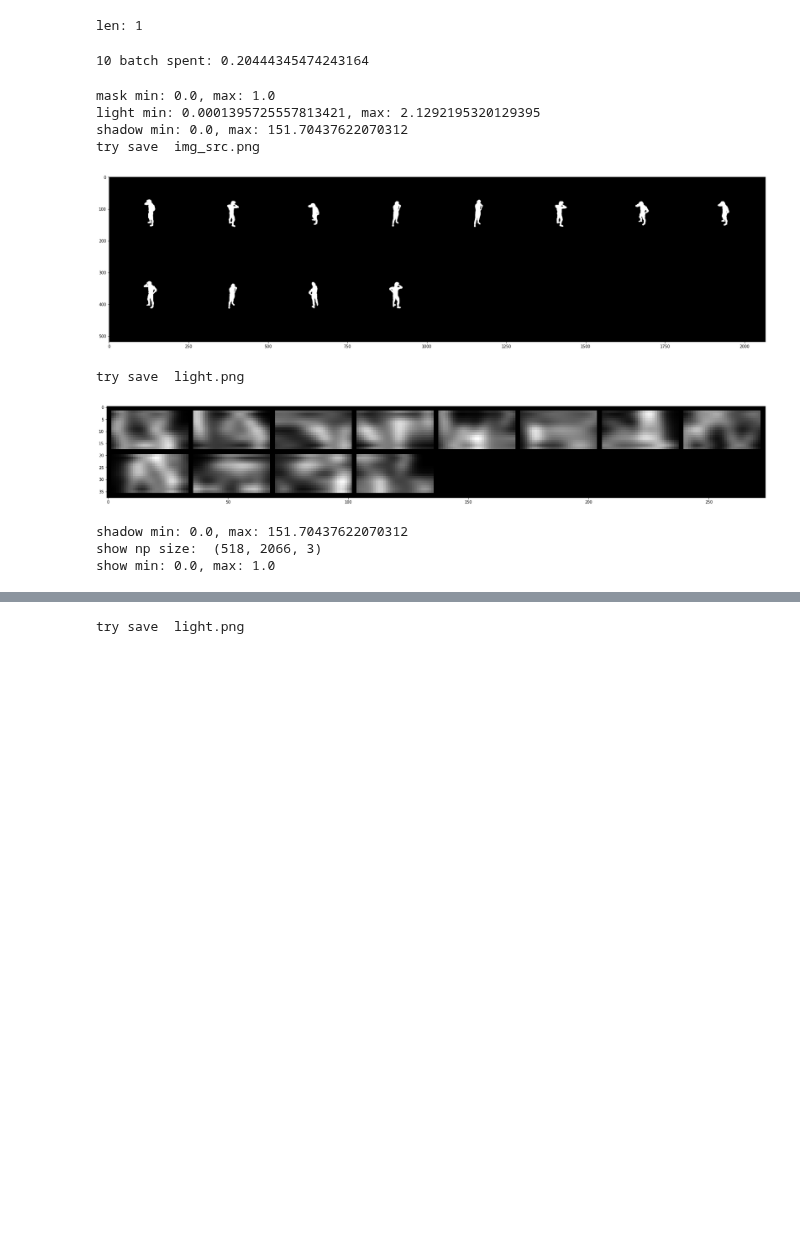
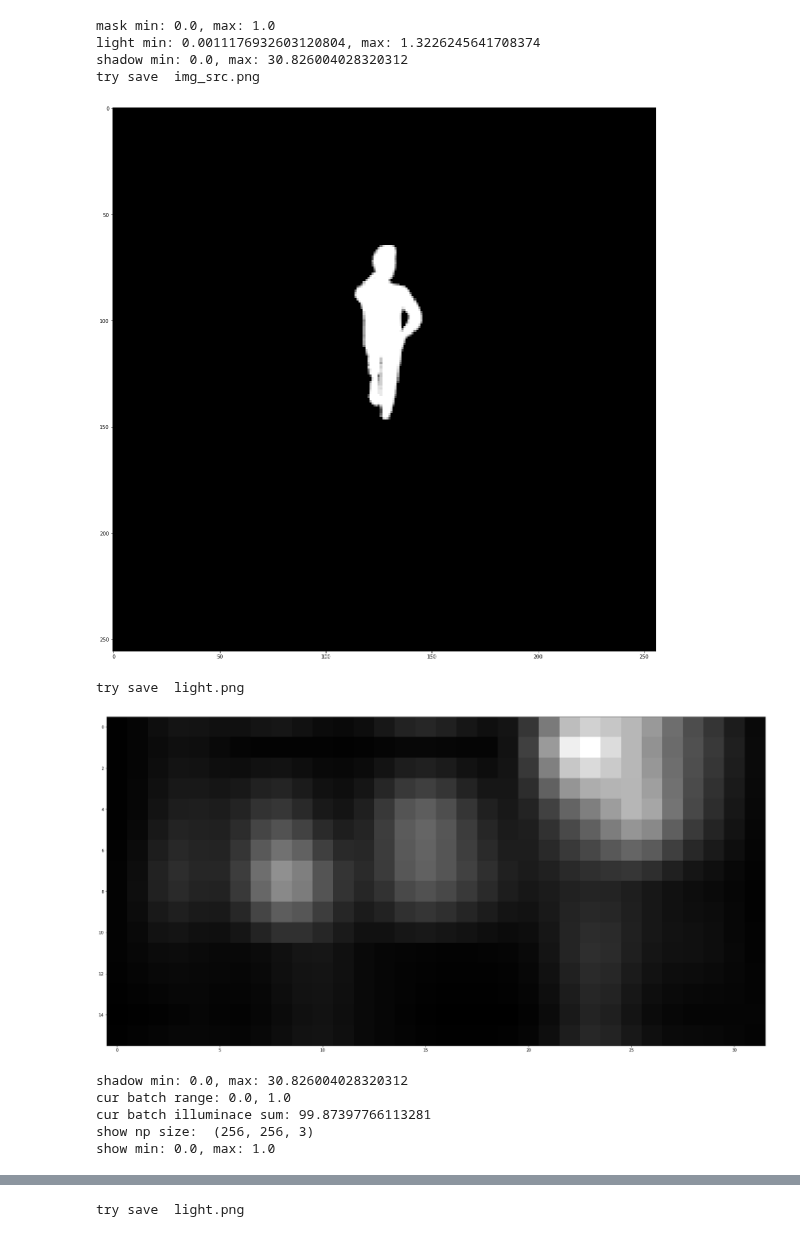
Before and after one commit to ShengCN/soft_shadow, a Jupyter notebook: ssn/ssn.ipynb, the cells around one changed output, grey strips where cells are left out. Saved outputs shown, nothing was run; the diff lists cells and outputs as text; code cells hidden in the pictures; blank space fills up the shorter version.

```diff
--- a/ssn/ssn.ipynb
+++ b/ssn/ssn.ipynb
@@ -7,7 +7,7 @@ import ssn_dataset
 from torchvision import transforms, utils
 import numpy as np
 
-csv_file = "/home/ysheng/Dataset/soft_shadow/new_dataset/metadata.csv"
+csv_file = "/home/ysheng/Dataset/new_dataset/meta_data.csv"
 # csv_file = "~/Dataset/soft_shadow/train/metadata.csv"
 # compose_transform = None
 training_dataset = ssn_dataset.SSN_Dataset(csv_file, is_training = True)
@@ -63,8 +63,8 @@ import matplotlib.pyplot as plt
 import time
 import random
 
-dataloader = DataLoader(training_dataset, batch_size=12, shuffle=False, num_workers=48)
-valid_dataloader = DataLoader(testing_dataset, batch_size=12, shuffle=False, num_workers=4)
+dataloader = DataLoader(training_dataset, batch_size=1, shuffle=False, num_workers=48)
+valid_dataloader = DataLoader(testing_dataset, batch_size=1, shuffle=False, num_workers=4)
 # %%
 from tqdm import tqdm
 
@@ -86,22 +86,3 @@ print('{} batch spent: {}'.format(total, elapsed))
-# %%
-total = 10
-print('len: {}'.format(len(valid_dataloader)))
-
-begin = time.time()
-with tqdm(total=total) as t:
-    for i, (mask, light, shadow,) in enumerate(valid_dataloader):
-        I_s, L_t, I_t = mask, light, shadow
-        t.update()
-
-        if i >= total:
-            break
-
-elapsed = time.time() - begin
-
-print('{} batch spent: {}'.format(total, elapsed))
-# %% [output]
-len: 1
-10 batch spent: 0.20444345474243164
 # %%
 from torchvision import transforms, utils
 
@@ -150,7 +131,7 @@ def show_img_batch(batch_img):
     plt.show()
 
 for i, (mask, light, shadow) in enumerate(dataloader):
-    if i > 1:
+    if i >=  3:
         break
 
     # concatenate human mask and shadow mask
@@ -158,39 +139,50 @@ for i, (mask, light, shadow) in enumerate(dataloader):
     print_min_max(I_s, 'mask')
     print_min_max(L_t, 'light')
     print_min_max(I_t, 'shadow')
     # print(L_t.shape)
     # L_t = vis_light(L_t, True)
     # print('after vis',L_t.shape)
     show_batch(I_s, 'img_src.png')
     show_batch(L_t/torch.max(L_t), 'light.png')
 
 #     I_t = I_t/torch.max(I_t)
     print('shadow min: {}, max: {}'.format(torch.min(I_t), torch.max(I_t)))
     b,c,h,w = I_t.shape
-    I_t = torch.clamp(I_t/torch.max(L_t)/5.0, 0.0, 1.0)
+    # I_t = torch.clamp(I_t/30.0, 0.0, 1.0)
+    for batch in range(b):
+        # I_t[batch, :, :, :] = I_t[batch, :, :, :]/torch.max(L_t[batch])
+        # I_t[batch, :, :, :] = I_t[batch, :, :, :]/(0.5 * torch.max(I_t[batch, :, :, :])
+        I_t[batch, :, :, :] = I_t[batch, :, :, :]/torch.sum(L_t[batch, :, :, :]) * 3.5
+        I_t[batch, :, :, :] = torch.sqrt(I_t[batch, :, :, :])
+
+        I_t[batch, :, :, :] = torch.clamp(I_t[batch, :, :, :], 0.0, 1.0)
+        print('cur batch range: {}, {}'.format(torch.min(I_t[batch, :, :, :]), torch.max(I_t[batch, :, :, :])))
+        print('cur batch illuminace sum: {}'.format(torch.sum(L_t[batch, :, :, :])))
     show_img_batch(I_t)
 
 #     human_gt = I_t[:,0,:,:]
 #     shadow_gt = I_t[:,1,:,:]
 
 #     batch_size, c, h, w = I_t.size()
 #     human_mask, shadow_mask = torch.zeros(batch_size, h, w, dtype= torch.float32), torch.zeros(batch_size, h, w, dtype= torch.float32)
 #     human_mask[torch.where(human_gt !=0)] = 1
 #     shadow_mask[torch.where(shadow_gt !=0)] = 1
 
 # #     print(human_mask.size())
 # #     print(shadow_mask.size())
 
 #     show_batch(human_mask.view(batch_size, 1, h, w))
 #     show_batch(shadow_mask.view(batch_size, 1, h, w))
 # %% [output]
 mask min: 0.0, max: 1.0
-light min: 0.0001395725557813421, max: 2.1292195320129395
-shadow min: 0.0, max: 151.70437622070312
+light min: 0.0011176932603120804, max: 1.3226245641708374
+shadow min: 0.0, max: 30.826004028320312
 try save  img_src.png
-[figure, old version]
+[figure, new version]
 try save  light.png
-[figure, old version]
+[figure, new version]
-shadow min: 0.0, max: 151.70437622070312
-show np size:  (518, 2066, 3)
+shadow min: 0.0, max: 30.826004028320312
+cur batch range: 0.0, 1.0
+cur batch illuminace sum: 99.87397766113281
+show np size:  (256, 256, 3)
 show min: 0.0, max: 1.0
```
Also changed, not shown: parts of 4 cells of this notebook, 8 other files.
